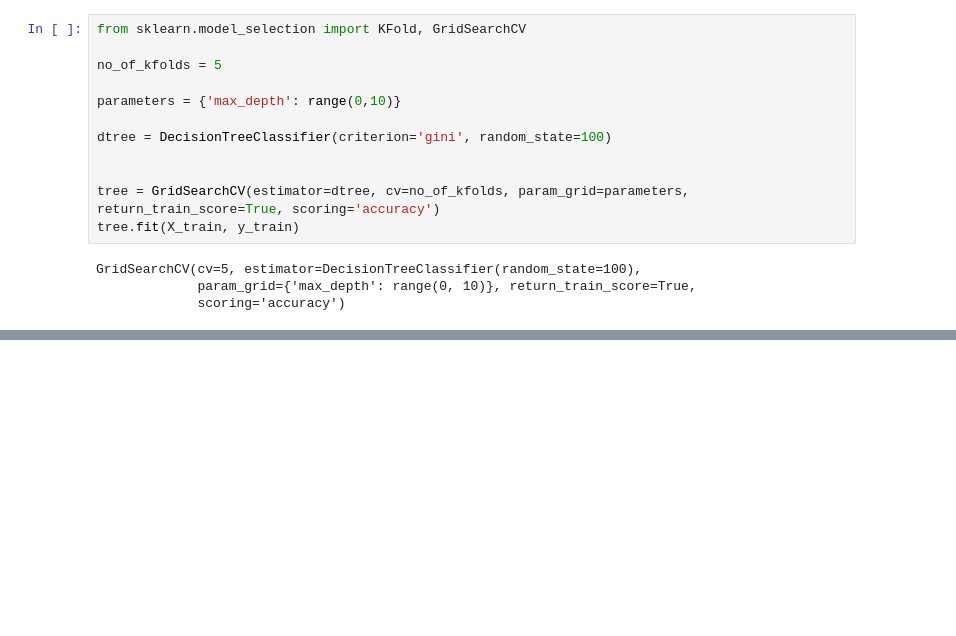
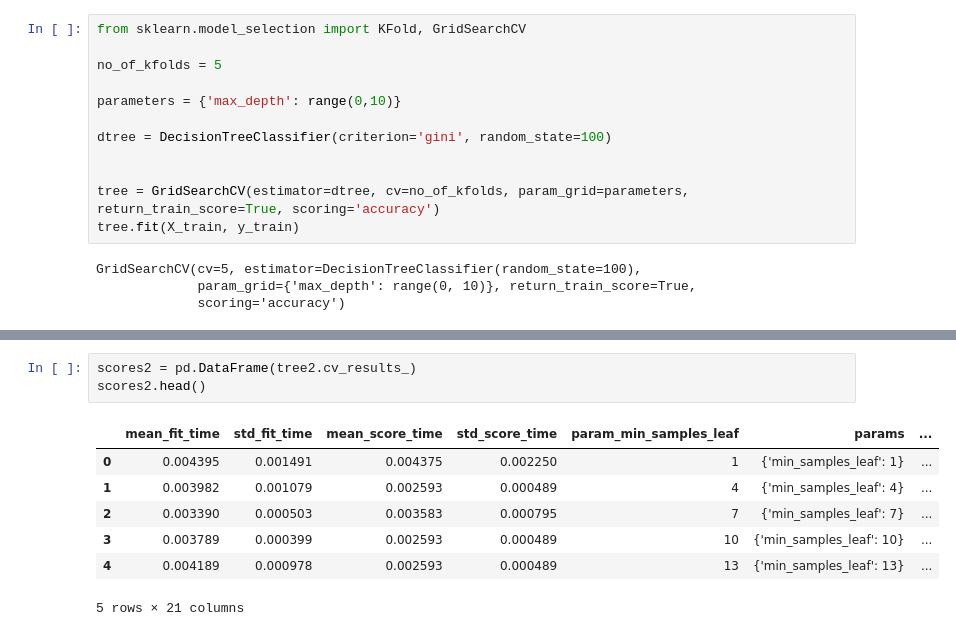
Before and after one commit to chauhan315/Classification, a Jupyter notebook: Iris Case-Decision Tree/Decision_Tree_Iris.ipynb, the cells around one changed output, grey strips where cells are left out. Drawn from its saved outputs; the diff is of its cells as text; blank space fills up the shorter version.

```diff
--- a/Iris Case-Decision Tree/Decision_Tree_Iris.ipynb
+++ b/Iris Case-Decision Tree/Decision_Tree_Iris.ipynb
@@ -184,0 +205,11 @@ KeyError: 'mean_training_score'
+# %%
+scores2 = pd.DataFrame(tree2.cv_results_)
+scores2.head()
+# %% [output]
+|  | mean_fit_time | std_fit_time | mean_score_time | std_score_time | param_min_samples_leaf | params | ... |
+| 0 | 0.004395 | 0.001491 | 0.004375 | 0.002250 | 1 | {'min_samples_leaf': 1} | ... |
+| 1 | 0.003982 | 0.001079 | 0.002593 | 0.000489 | 4 | {'min_samples_leaf': 4} | ... |
+| 2 | 0.003390 | 0.000503 | 0.003583 | 0.000795 | 7 | {'min_samples_leaf': 7} | ... |
+| 3 | 0.003789 | 0.000399 | 0.002593 | 0.000489 | 10 | {'min_samples_leaf': 10} | ... |
+| 4 | 0.004189 | 0.000978 | 0.002593 | 0.000489 | 13 | {'min_samples_leaf': 13} | ... |
+5 rows × 21 columns
```
Also changed, not shown: parts of 16 cells of this notebook.
